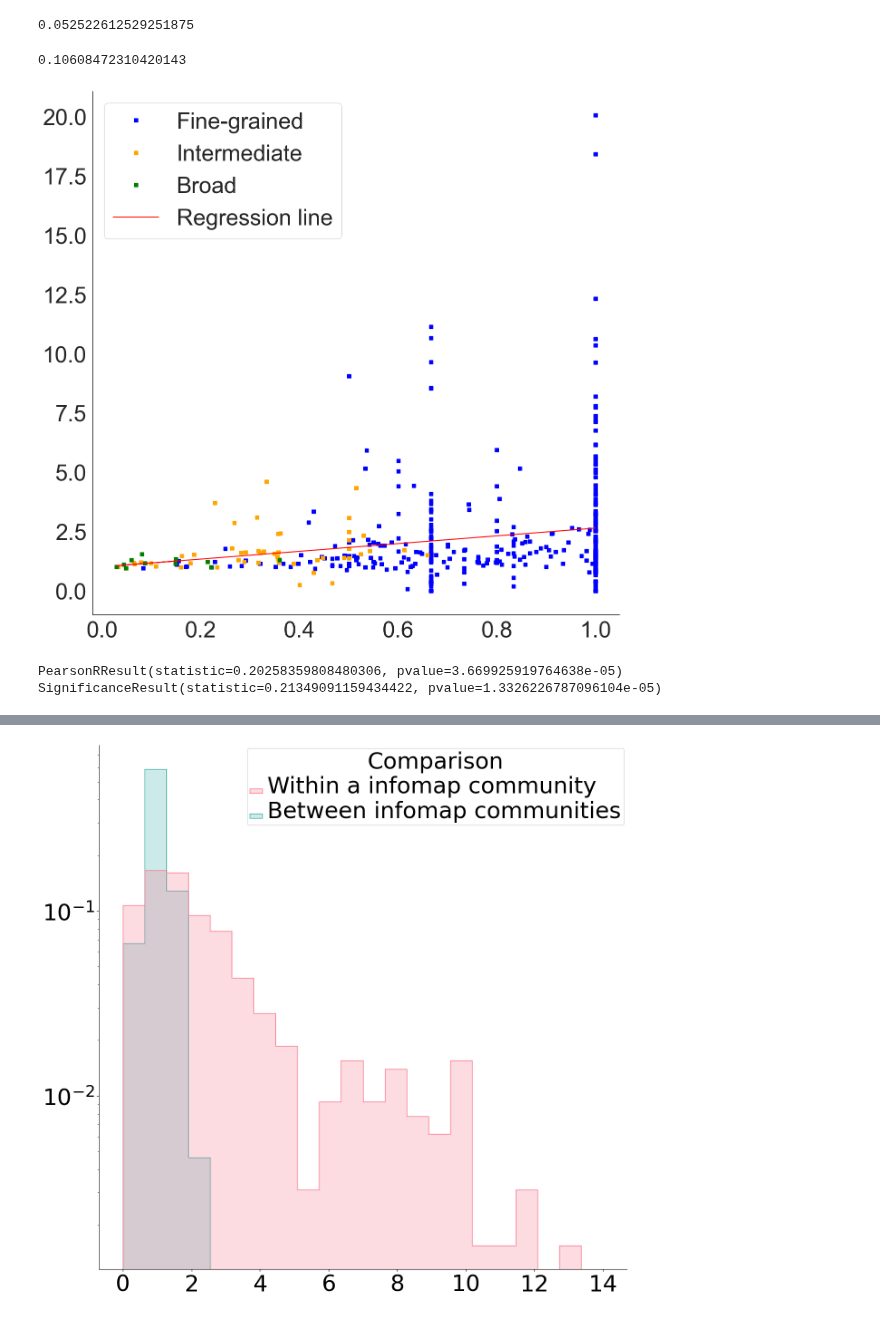
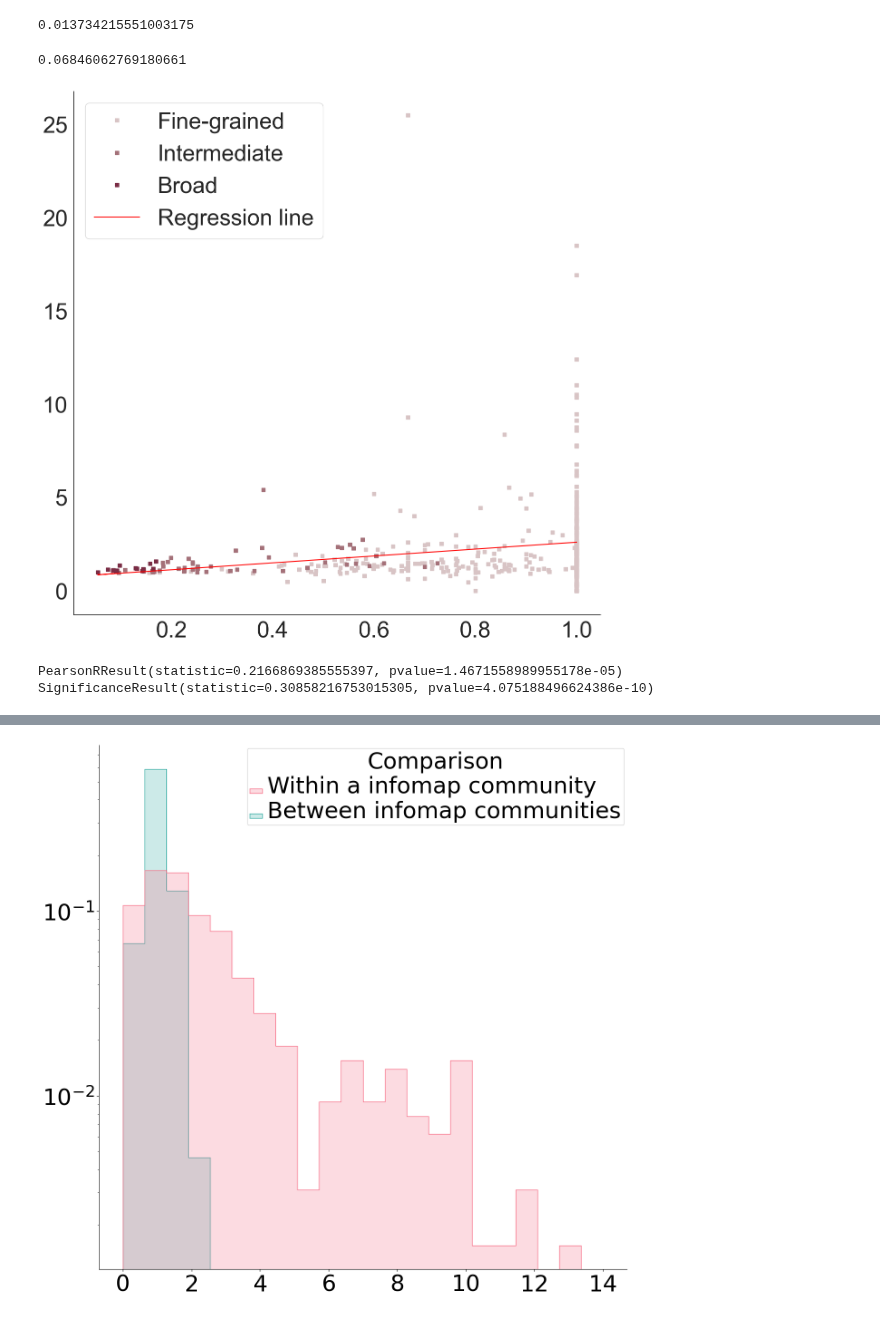
Before and after one commit to menchelab/Exposome, a Jupyter notebook: Exp_fin_7_ChemSimilarity_postclustering.ipynb, the cells around one changed output, grey strips where cells are left out. Saved outputs shown, nothing was run; the diff lists cells and outputs as text; code cells hidden in the pictures.

```diff
--- a/Exp_fin_7_ChemSimilarity_postclustering.ipynb
+++ b/Exp_fin_7_ChemSimilarity_postclustering.ipynb
@@ -32,8 +32,7 @@ for k,v in chem_gene.items():
         pass
 # %%
 #Let's import the EEN backbone network
-final_backbone_exp_graph_significant_combo_df = pd.read_csv("output/final_backbone_exp_graph_significant_combo_ji_df.tsv", sep="\t",index_col=0)
-backbone_ss_exposure_network = nx.from_pandas_edgelist(final_backbone_exp_graph_significant_combo_df, 'Exp A', 'Exp B')
+backbone_ss_exposure_network = nx.read_weighted_edgelist("output/backbone_exp_graph_significant_weighted.edgelist")
 # %%
 #Let's import the resnik score
 with open('intermediate/parenthood_similarity_score_pairs_dictio.pickle', 'rb') as handle:
@@ -58,11 +57,11 @@ tot_overlap={**wo_parenthood_overlap_pairs_dictio, **parenthood_overlap_pairs_di
 # %%
 #Let's import the Louvain communities
 
-with open('output/Communities/Louvain/ji_fine_grained_communities_dict.pickle', 'rb') as handle:
+with open('output/Communities/Louvain/weighted_ji_fine_grained_communities_dict.pickle', 'rb') as handle:
     fine_grained_communities_dict = pk.load(handle)
-with open('output/Communities/Louvain/ji_middle_communities_dict.pickle', 'rb') as handle:
+with open('output/Communities/Louvain/weighted_ji_middle_communities_dict.pickle', 'rb') as handle:
     middle_communities_dict = pk.load(handle)
-with open('output/Communities/Louvain/ji_broad_communities_dict.pickle', 'rb') as handle:
+with open('output/Communities/Louvain/weighted_ji_broad_communities_dict.pickle', 'rb') as handle:
     broad_communities_dict = pk.load(handle)
 # %%
 #Here, we are evaluating the resnik score across exposures for the finest level of hierarchy in louvain
@@ -327,7 +326,7 @@ t_value,p_value=stats.ttest_ind(finegrained_avg_resnik_in_out_ratio_louvain,midd
 
 p_value
 # %% [output]
-0.052522612529251875
+0.013734215551003175
 # %%
 from scipy import stats
 
@@ -337,7 +336,7 @@ t_value,p_value=stats.ttest_ind(finegrained_avg_resnik_in_out_ratio_louvain,broa
 
 p_value
 # %% [output]
-0.10608472310420143
+0.06846062769180661
 # %%
 def calculate_density_LSD(network, group):
     # Create a subnetwork of the total network
@@ -390,44 +389,44 @@ for com,res_list in tot_communities_resnik.items():
         if len(broad_communities_dict[com])>2:
             broad_resnik_in_out_list.append(res_list[0]/res_list[1])
             broad_density_com_list.append(calculate_density_LSD(backbone_ss_exposure_network,broad_communities_dict[com]))
             tot_com_resnik_in_out_list.append(res_list[0]/res_list[1])
             density_com_list.append(calculate_density_LSD(backbone_ss_exposure_network,broad_communities_dict[com]))
 
 fig, ax = plt.subplots(figsize=(15,15))
 slope, intercept, r, p, stderr = scipy.stats.linregress(density_com_list, tot_com_resnik_in_out_list)
 
-ax.plot(fine_grained_density_com_list,fine_grained_resnik_in_out_list, linewidth=0, marker='s',c='blue', label='Fine-grained')
-ax.plot(middle_density_com_list,middle_resnik_in_out_list, linewidth=0, marker='s',c='orange', label='Intermediate')
-ax.plot(broad_density_com_list,broad_resnik_in_out_list, linewidth=0, marker='s',c='green', label='Broad')
+ax.plot(fine_grained_density_com_list,fine_grained_resnik_in_out_list, linewidth=0, marker='s',c='#D8C4C5', label='Fine-grained')
+ax.plot(middle_density_com_list,middle_resnik_in_out_list, linewidth=0, marker='s',c='#A47179', label='Intermediate')
+ax.plot(broad_density_com_list,broad_resnik_in_out_list, linewidth=0, marker='s',c='#7A2D45', label='Broad')
 
 y=[]
 for i in density_com_list:
     g=(intercept + slope * i)
     y.append(g)
 line = "Regression line"
 
 ax.plot(density_com_list, y,c='red', label=line)
 #ax.set_xlabel('Average biological similarity', fontsize=18)
 #ax.set_ylabel('Average chemical similarity',fontsize=18)
 ax.spines['top'].set_visible(False)
 ax.spines['right'].set_visible(False)
 ax.spines['bottom'].set_visible(True)
 ax.spines['left'].set_visible(True)
 plt.xticks(fontsize=36)
 plt.yticks(fontsize=36)
 
 # plt.title('Correlation between Resnik and Genetic overlap in %s' %met )
 ax.legend(facecolor='white',fontsize=36)
-plt.savefig('output/Figures/Figure2D_v05.pdf',format='pdf',dpi=300, bbox_inches = "tight")
+plt.savefig('output/Figures/SF4B_v01_post_rev.pdf',format='pdf',dpi=300, bbox_inches = "tight")
 plt.show()
 # %% [output]
-[figure, old version]
+[figure, new version]
 # %%
 print(scipy.stats.pearsonr(density_com_list,tot_com_resnik_in_out_list))  # Pearson's r
 print(scipy.stats.spearmanr(density_com_list,tot_com_resnik_in_out_list)) # Spearman's rho
 # %% [output]
-PearsonRResult(statistic=0.20258359808480306, pvalue=3.669925919764638e-05)
-SignificanceResult(statistic=0.21349091159434422, pvalue=1.3326226787096104e-05)
+PearsonRResult(statistic=0.2166869385555397, pvalue=1.4671558989955178e-05)
+SignificanceResult(statistic=0.30858216753015305, pvalue=4.075188496624386e-10)
 # %%
 #Here, we are evaluating the resnik score across exposures for the finest level of hierarchy in louvain
 #distinguishing the exposures that are part of the same community and those ones that are not part
```
Also changed, not shown: parts of 9 cells of this notebook, 5 other files.
